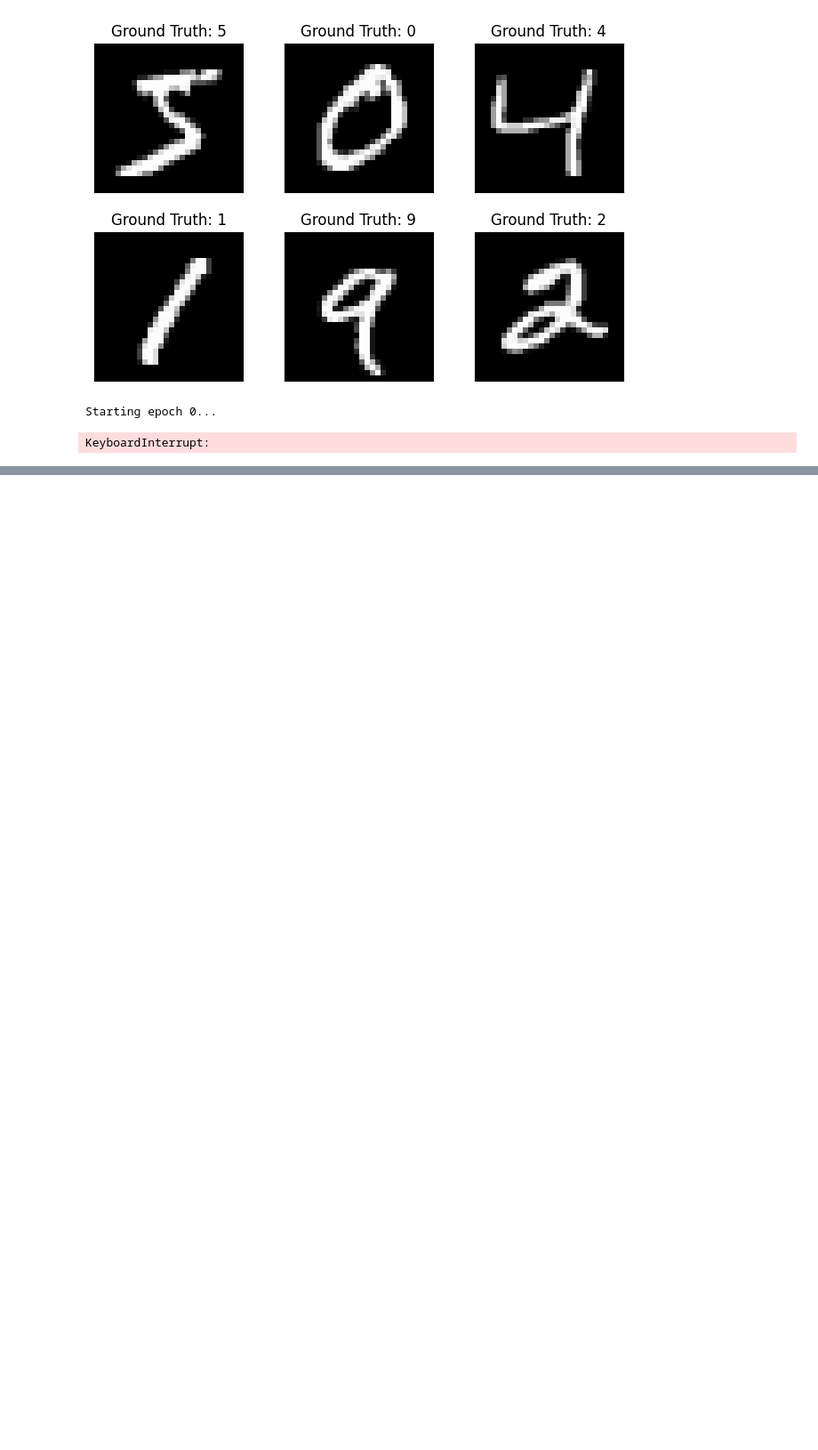
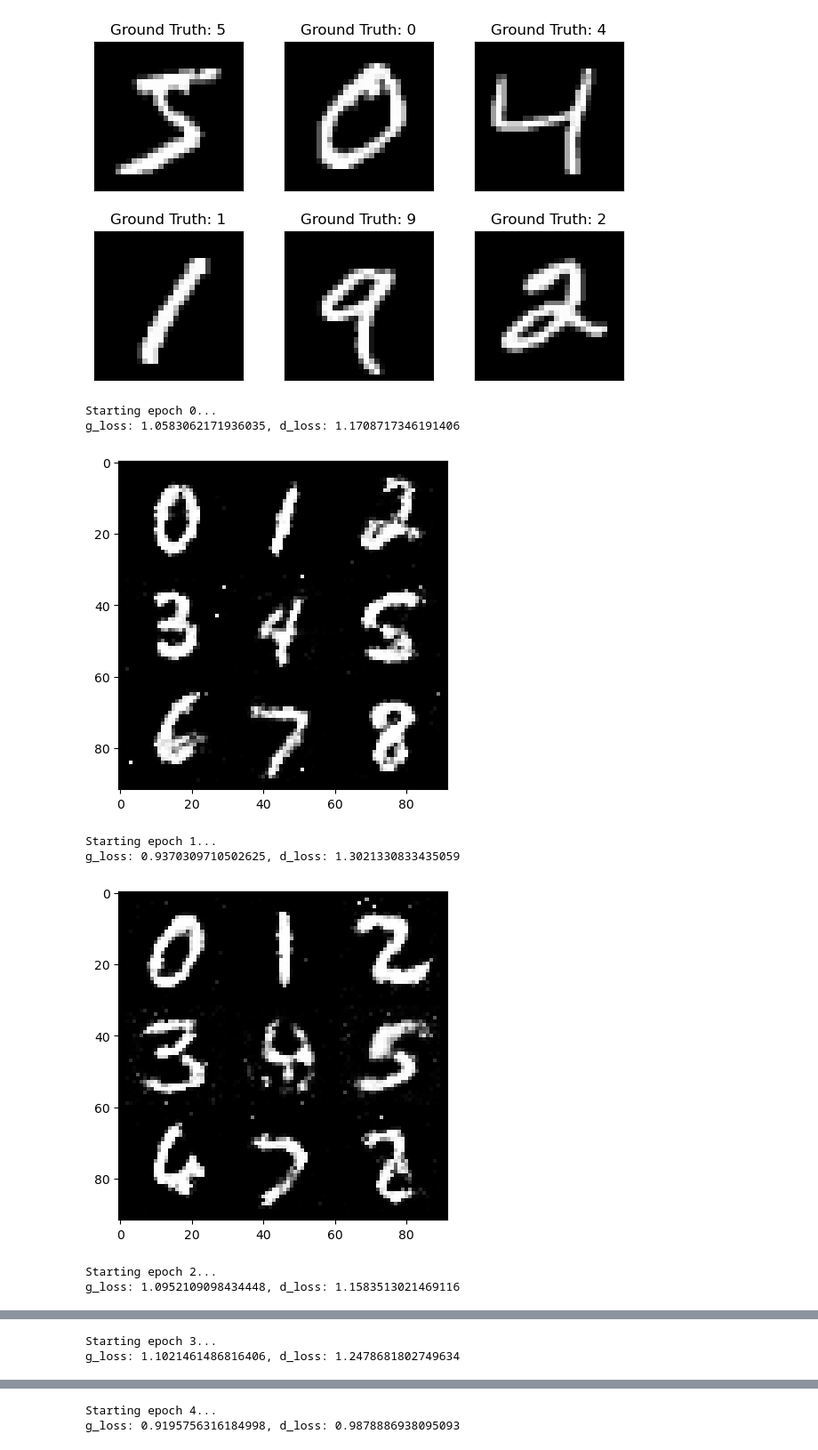
Before and after one commit to BarnikRB/gradio-cgan, a Jupyter notebook: test.ipynb, the cells around one changed output, grey strips where cells are left out. Shown at 89% size. Saved outputs shown, nothing was run; the diff lists cells and outputs as text; code cells hidden in the pictures; blank space fills up the shorter version.

```diff
--- a/test.ipynb
+++ b/test.ipynb
@@ -17,8 +20,8 @@ import matplotlib.pyplot as plt
 transform = transforms.Compose([transforms.ToTensor(), transforms.Normalize((0.5,), (0.5,))])
 
 # Load the MNIST datasets
-train_dataset = torchvision.datasets.MNIST(root='D:/gradio-cgan/data', train=True, transform=transform, download=True)
-test_dataset = torchvision.datasets.MNIST(root='D:/gradio-cgan/data', train=False, transform=transform, download=True)
+train_dataset = torchvision.datasets.MNIST(root='../data', train=True, transform=transform, download=True)
+test_dataset = torchvision.datasets.MNIST(root='../data', train=False, transform=transform, download=True)
 combined_dataset = ConcatDataset([train_dataset,test_dataset])
 # %%
 fig = plt.figure()
@@ -122,31 +125,37 @@ def discriminator_train_step(batch_size, discriminator, generator, d_optimizer,
     d_optimizer.step()
     return d_loss.data
 # %%
-num_epochs = 30
+num_epochs = 60
 n_critic = 5
 display_step = 300
 for epoch in range(num_epochs):
     print('Starting epoch {}...'.format(epoch))
     for i, (images, labels) in enumerate(data_loader):
         real_images = Variable(images).cuda()
         labels = Variable(labels).cuda()
         generator.train()
         batch_size = real_images.size(0)
         d_loss = discriminator_train_step(len(real_images), discriminator,
                                           generator, d_optimizer, criterion,
                                           real_images, labels)
 
 
         g_loss = generator_train_step(batch_size, discriminator, generator, g_optimizer, criterion)
 
     generator.eval()
     print('g_loss: {}, d_loss: {}'.format(g_loss, d_loss))
     z = Variable(torch.randn(9, 100)).cuda()
     labels = Variable(torch.LongTensor(np.arange(9))).cuda()
     sample_images = generator(z, labels).unsqueeze(1).data.cpu()
     grid = make_grid(sample_images, nrow=3, normalize=True).permute(1,2,0).numpy()
     plt.imshow(grid)
     plt.show()
 # %% [output]
 Starting epoch 0...
+g_loss: 1.0583062171936035, d_loss: 1.1708717346191406
+[figure, added]
-KeyboardInterrupt:
+Starting epoch 1...
+g_loss: 0.9370309710502625, d_loss: 1.3021330833435059
+[figure, added]
+Starting epoch 2...
+g_loss: 1.0952109098434448, d_loss: 1.1583513021469116
@@ -152,0 +163,2 @@ KeyboardInterrupt:
+Starting epoch 3...
+g_loss: 1.1021461486816406, d_loss: 1.2478681802749634
@@ -152,0 +166,2 @@ KeyboardInterrupt:
+Starting epoch 4...
+g_loss: 0.9195756316184998, d_loss: 0.9878886938095093
```
Also changed, not shown: parts of 4 cells of this notebook, 2 other files.
